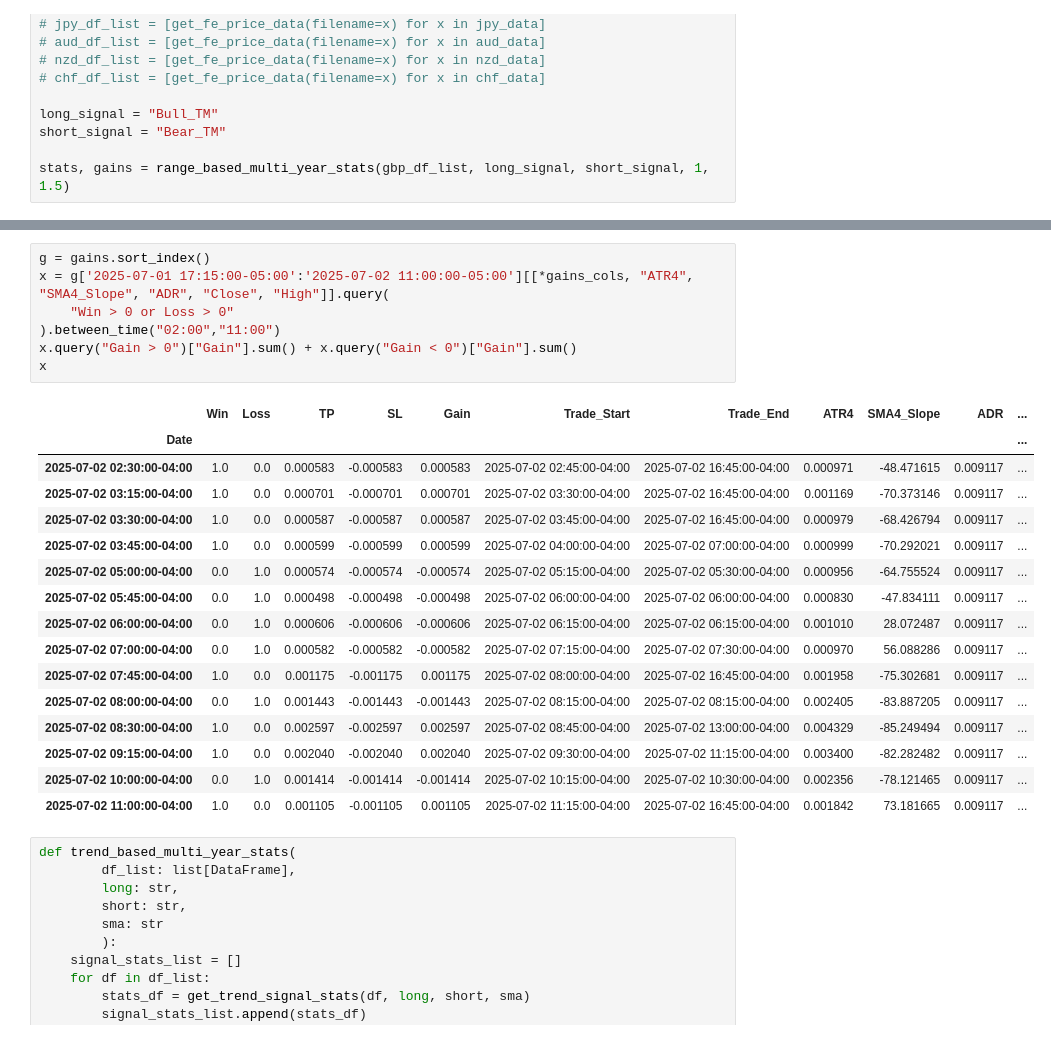
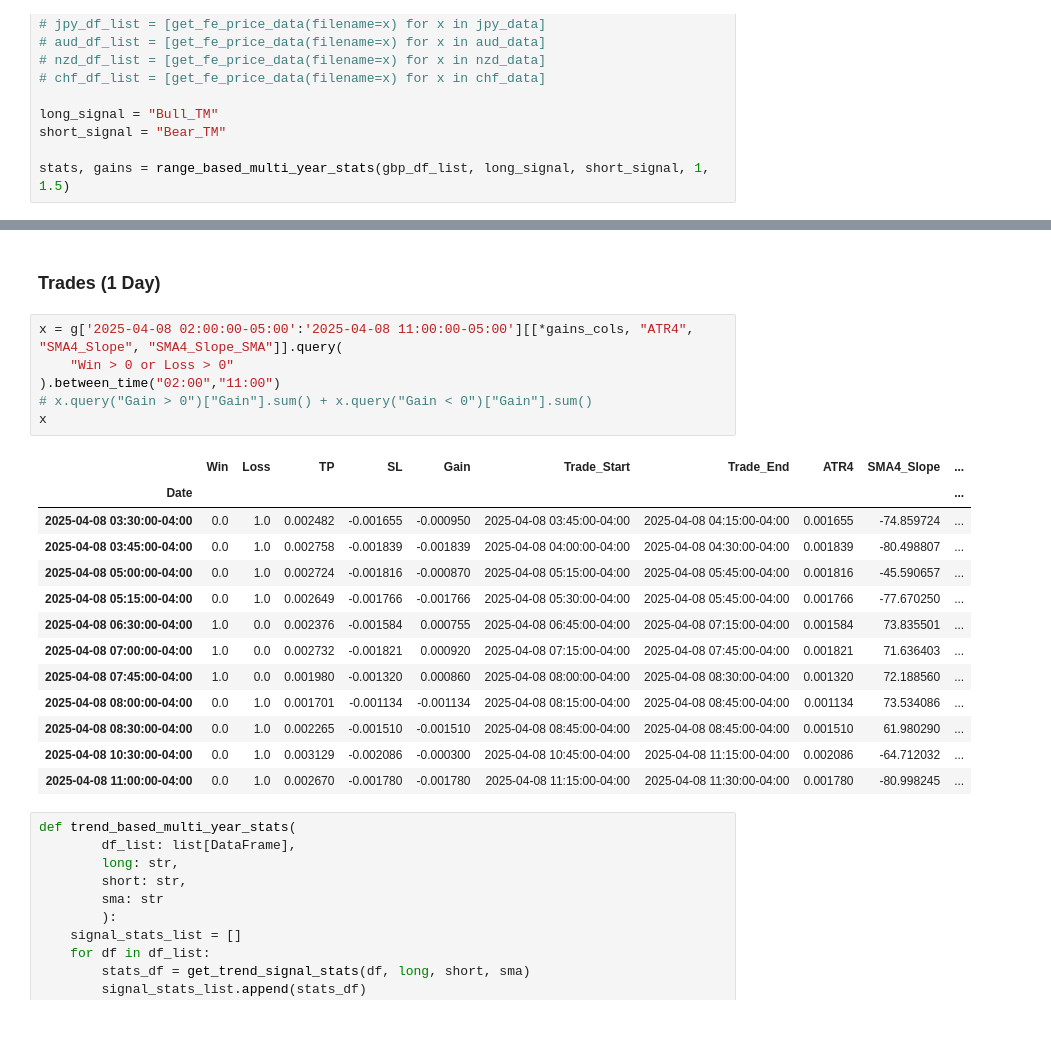
Before and after one commit to root-at-iyn/FXTradingResearch, a Jupyter notebook: research/bb_reversal_v1.ipynb, the cells around one changed output, grey strips where cells are left out. Cells and saved outputs as stored; diff of their text form.

```diff
--- a/research/bb_reversal_v1.ipynb
+++ b/research/bb_reversal_v1.ipynb
@@ -661,27 +689,25 @@ stats
+# %% [markdown]
+### Trades (1 Day)
 # %%
-g = gains.sort_index()
-x = g['2025-07-01 17:15:00-05:00':'2025-07-02 11:00:00-05:00'][[*gains_cols, "ATR4", "SMA4_Slope", "ADR", "Close", "High"]].query(
+x = g['2025-04-08 02:00:00-05:00':'2025-04-08 11:00:00-05:00'][[*gains_cols, "ATR4", "SMA4_Slope", "SMA4_Slope_SMA"]].query(
     "Win > 0 or Loss > 0"
 ).between_time("02:00","11:00")
-x.query("Gain > 0")["Gain"].sum() + x.query("Gain < 0")["Gain"].sum()
+# x.query("Gain > 0")["Gain"].sum() + x.query("Gain < 0")["Gain"].sum()
 x
 # %% [output]
-|  | Win | Loss | TP | SL | Gain | Trade_Start | Trade_End | ATR4 | SMA4_Slope | ADR | ... |
-| Date |  |  |  |  |  |  |  |  |  |  | ... |
-| 2025-07-02 02:30:00-04:00 | 1.0 | 0.0 | 0.000583 | -0.000583 | 0.000583 | 2025-07-02 02:45:00-04:00 | 2025-07-02 16:45:00-04:00 | 0.000971 | -48.471615 | 0.009117 | ... |
-| 2025-07-02 03:15:00-04:00 | 1.0 | 0.0 | 0.000701 | -0.000701 | 0.000701 | 2025-07-02 03:30:00-04:00 | 2025-07-02 16:45:00-04:00 | 0.001169 | -70.373146 | 0.009117 | ... |
-| 2025-07-02 03:30:00-04:00 | 1.0 | 0.0 | 0.000587 | -0.000587 | 0.000587 | 2025-07-02 03:45:00-04:00 | 2025-07-02 16:45:00-04:00 | 0.000979 | -68.426794 | 0.009117 | ... |
-| 2025-07-02 03:45:00-04:00 | 1.0 | 0.0 | 0.000599 | -0.000599 | 0.000599 | 2025-07-02 04:00:00-04:00 | 2025-07-02 07:00:00-04:00 | 0.000999 | -70.292021 | 0.009117 | ... |
-| 2025-07-02 05:00:00-04:00 | 0.0 | 1.0 | 0.000574 | -0.000574 | -0.000574 | 2025-07-02 05:15:00-04:00 | 2025-07-02 05:30:00-04:00 | 0.000956 | -64.755524 | 0.009117 | ... |
-| 2025-07-02 05:45:00-04:00 | 0.0 | 1.0 | 0.000498 | -0.000498 | -0.000498 | 2025-07-02 06:00:00-04:00 | 2025-07-02 06:00:00-04:00 | 0.000830 | -47.834111 | 0.009117 | ... |
-| 2025-07-02 06:00:00-04:00 | 0.0 | 1.0 | 0.000606 | -0.000606 | -0.000606 | 2025-07-02 06:15:00-04:00 | 2025-07-02 06:15:00-04:00 | 0.001010 | 28.072487 | 0.009117 | ... |
-| 2025-07-02 07:00:00-04:00 | 0.0 | 1.0 | 0.000582 | -0.000582 | -0.000582 | 2025-07-02 07:15:00-04:00 | 2025-07-02 07:30:00-04:00 | 0.000970 | 56.088286 | 0.009117 | ... |
-| 2025-07-02 07:45:00-04:00 | 1.0 | 0.0 | 0.001175 | -0.001175 | 0.001175 | 2025-07-02 08:00:00-04:00 | 2025-07-02 16:45:00-04:00 | 0.001958 | -75.302681 | 0.009117 | ... |
-| 2025-07-02 08:00:00-04:00 | 0.0 | 1.0 | 0.001443 | -0.001443 | -0.001443 | 2025-07-02 08:15:00-04:00 | 2025-07-02 08:15:00-04:00 | 0.002405 | -83.887205 | 0.009117 | ... |
-| 2025-07-02 08:30:00-04:00 | 1.0 | 0.0 | 0.002597 | -0.002597 | 0.002597 | 2025-07-02 08:45:00-04:00 | 2025-07-02 13:00:00-04:00 | 0.004329 | -85.249494 | 0.009117 | ... |
-| 2025-07-02 09:15:00-04:00 | 1.0 | 0.0 | 0.002040 | -0.002040 | 0.002040 | 2025-07-02 09:30:00-04:00 | 2025-07-02 11:15:00-04:00 | 0.003400 | -82.282482 | 0.009117 | ... |
-| 2025-07-02 10:00:00-04:00 | 0.0 | 1.0 | 0.001414 | -0.001414 | -0.001414 | 2025-07-02 10:15:00-04:00 | 2025-07-02 10:30:00-04:00 | 0.002356 | -78.121465 | 0.009117 | ... |
-| 2025-07-02 11:00:00-04:00 | 1.0 | 0.0 | 0.001105 | -0.001105 | 0.001105 | 2025-07-02 11:15:00-04:00 | 2025-07-02 16:45:00-04:00 | 0.001842 | 73.181665 | 0.009117 | ... |
+|  | Win | Loss | TP | SL | Gain | Trade_Start | Trade_End | ATR4 | SMA4_Slope | ... |
+| Date |  |  |  |  |  |  |  |  |  | ... |
+| 2025-04-08 03:30:00-04:00 | 0.0 | 1.0 | 0.002482 | -0.001655 | -0.000950 | 2025-04-08 03:45:00-04:00 | 2025-04-08 04:15:00-04:00 | 0.001655 | -74.859724 | ... |
+| 2025-04-08 03:45:00-04:00 | 0.0 | 1.0 | 0.002758 | -0.001839 | -0.001839 | 2025-04-08 04:00:00-04:00 | 2025-04-08 04:30:00-04:00 | 0.001839 | -80.498807 | ... |
+| 2025-04-08 05:00:00-04:00 | 0.0 | 1.0 | 0.002724 | -0.001816 | -0.000870 | 2025-04-08 05:15:00-04:00 | 2025-04-08 05:45:00-04:00 | 0.001816 | -45.590657 | ... |
+| 2025-04-08 05:15:00-04:00 | 0.0 | 1.0 | 0.002649 | -0.001766 | -0.001766 | 2025-04-08 05:30:00-04:00 | 2025-04-08 05:45:00-04:00 | 0.001766 | -77.670250 | ... |
+| 2025-04-08 06:30:00-04:00 | 1.0 | 0.0 | 0.002376 | -0.001584 | 0.000755 | 2025-04-08 06:45:00-04:00 | 2025-04-08 07:15:00-04:00 | 0.001584 | 73.835501 | ... |
+| 2025-04-08 07:00:00-04:00 | 1.0 | 0.0 | 0.002732 | -0.001821 | 0.000920 | 2025-04-08 07:15:00-04:00 | 2025-04-08 07:45:00-04:00 | 0.001821 | 71.636403 | ... |
+| 2025-04-08 07:45:00-04:00 | 1.0 | 0.0 | 0.001980 | -0.001320 | 0.000860 | 2025-04-08 08:00:00-04:00 | 2025-04-08 08:30:00-04:00 | 0.001320 | 72.188560 | ... |
+| 2025-04-08 08:00:00-04:00 | 0.0 | 1.0 | 0.001701 | -0.001134 | -0.001134 | 2025-04-08 08:15:00-04:00 | 2025-04-08 08:45:00-04:00 | 0.001134 | 73.534086 | ... |
+| 2025-04-08 08:30:00-04:00 | 0.0 | 1.0 | 0.002265 | -0.001510 | -0.001510 | 2025-04-08 08:45:00-04:00 | 2025-04-08 08:45:00-04:00 | 0.001510 | 61.980290 | ... |
+| 2025-04-08 10:30:00-04:00 | 0.0 | 1.0 | 0.003129 | -0.002086 | -0.000300 | 2025-04-08 10:45:00-04:00 | 2025-04-08 11:15:00-04:00 | 0.002086 | -64.712032 | ... |
+| 2025-04-08 11:00:00-04:00 | 0.0 | 1.0 | 0.002670 | -0.001780 | -0.001780 | 2025-04-08 11:15:00-04:00 | 2025-04-08 11:30:00-04:00 | 0.001780 | -80.998245 | ... |
 # %%
 def trend_based_multi_year_stats(
         df_list: list[DataFrame],
```
Also changed, not shown: parts of 4 cells of this notebook.
